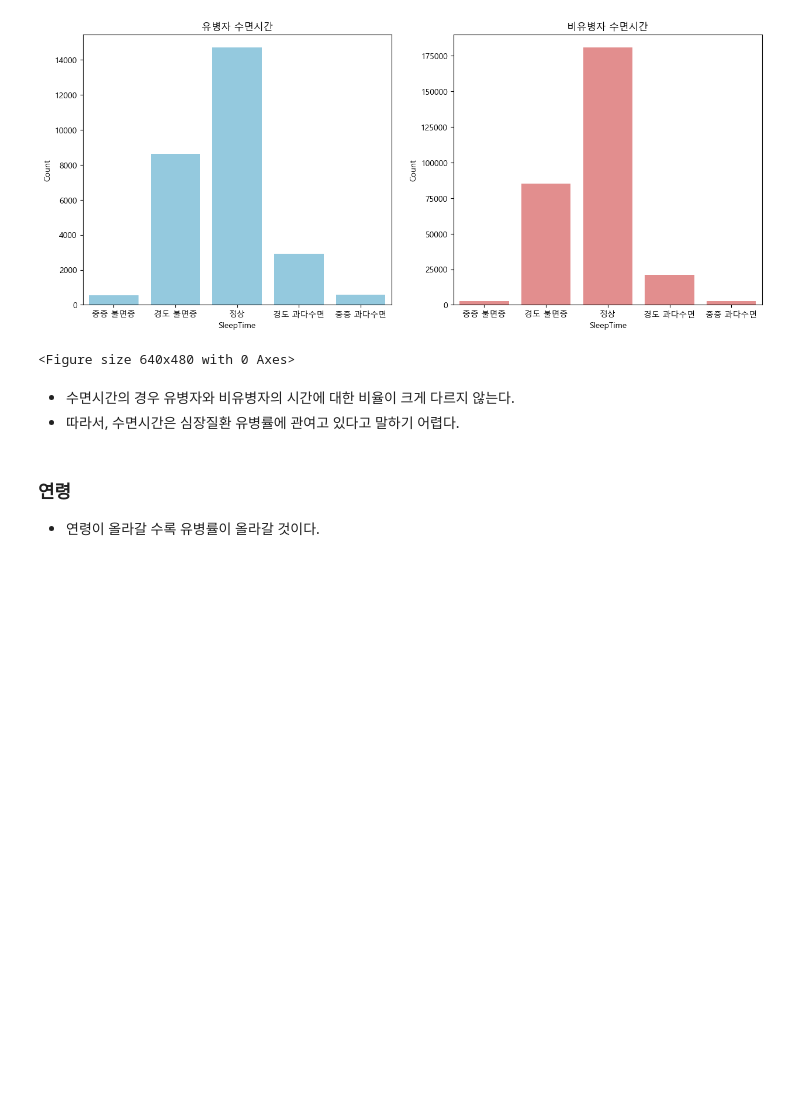
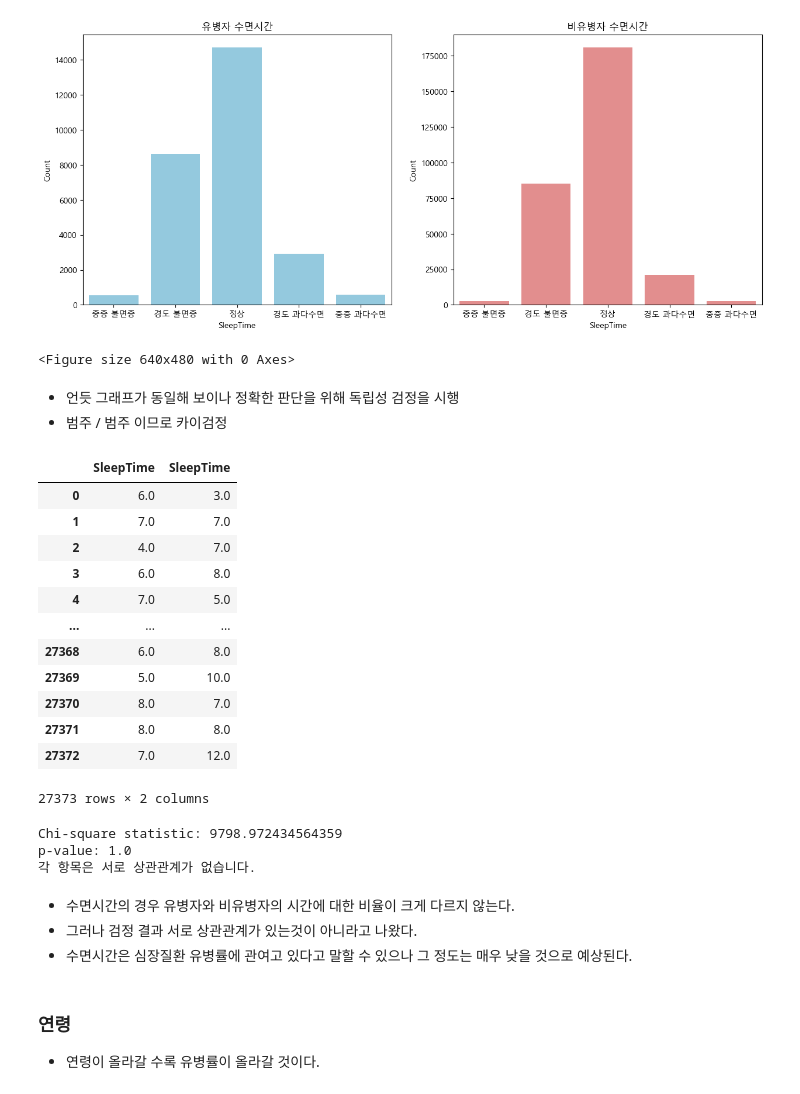
Before and after one commit to nohjuhyeon/healthcare_team, a Jupyter notebook: docs/yohan/Analysis/helth_analysis.ipynb, the cells around one changed output. Saved outputs shown, nothing was run; the diff lists cells and outputs as text; code cells hidden in the pictures; blank space fills up the shorter version.

```diff
--- a/docs/yohan/Analysis/helth_analysis.ipynb
+++ b/docs/yohan/Analysis/helth_analysis.ipynb
@@ -379,3 +439,6 @@ plt.show()
 # %% [output]
 [figure]
 <Figure size 640x480 with 0 Axes>
+# %% [markdown]
+- 언듯 그래프가 동일해 보이나 정확한 판단을 위해 독립성 검정을 시행
+- 범주 / 범주 이므로 카이검정
@@ -382,6 +447,53 @@ plt.show()
+# %%
+s_sleep_notok = df_heart.query('HeartDisease == "No"')['SleepTime']
+s_sleep_ok =  df_heart.query('HeartDisease == "Yes"')['SleepTime']
+
+s_sleep_notok = s_sleep_notok.reset_index().drop(columns='index')
+s_sleep_ok = s_sleep_ok.reset_index().drop(columns='index')
+# %%
+min_size = min(len(s_sleep_notok), len(s_sleep_ok))
+df1_downsampled = s_sleep_notok.sample(min_size, random_state=42).reset_index().drop(columns='index')
+df2_downsampled = s_sleep_ok.sample(min_size, random_state=42).reset_index().drop(columns='index')
+
+df_combined = pd.concat([df1_downsampled, df2_downsampled], axis=1)
+# %%
+df_combined
+# %% [output]
+|  | SleepTime | SleepTime |
+| 0 | 6.0 | 3.0 |
+| 1 | 7.0 | 7.0 |
+| 2 | 4.0 | 7.0 |
+| 3 | 6.0 | 8.0 |
+| 4 | 7.0 | 5.0 |
+| ... | ... | ... |
+| 27368 | 6.0 | 8.0 |
+| 27369 | 5.0 | 10.0 |
+| 27370 | 8.0 | 7.0 |
+| 27371 | 8.0 | 8.0 |
+| 27372 | 7.0 | 12.0 |
+27373 rows × 2 columns
+# %%
+# 카이 제곱 검정 수행
+chi2_stat, p_val, dof, expected = chi2_contingency(df_combined)
+
+# 결과 출력
+print("Chi-square statistic:", chi2_stat)
+print("p-value:", p_val)
+
+if p_val > 0.05:
+    print(f"각 항목은 서로 상관관계가 없습니다.")
+    print("")
+else:
+    print(f"각 항목은 서로 상관관계가 있습니다.")
+    print("")
+# %% [output]
+Chi-square statistic: 9798.972434564359
+p-value: 1.0
+각 항목은 서로 상관관계가 없습니다.
 # %% [markdown]
 - 수면시간의 경우 유병자와 비유병자의 시간에 대한 비율이 크게 다르지 않는다.
-- 따라서, 수면시간은 심장질환 유병률에 관여고 있다고 말하기 어렵다.
+- 그러나 검정 결과 서로 상관관계가 있는것이 아니라고 나왔다.
+- 수면시간은 심장질환 유병률에 관여고 있다고 말할 수 있으나 그 정도는 매우 낮을 것으로 예상된다.
 # %% [markdown]
 ### 연령
 - 연령이 올라갈 수록 유병률이 올라갈 것이다.
```
Also changed, not shown: parts of 13 cells of this notebook.
